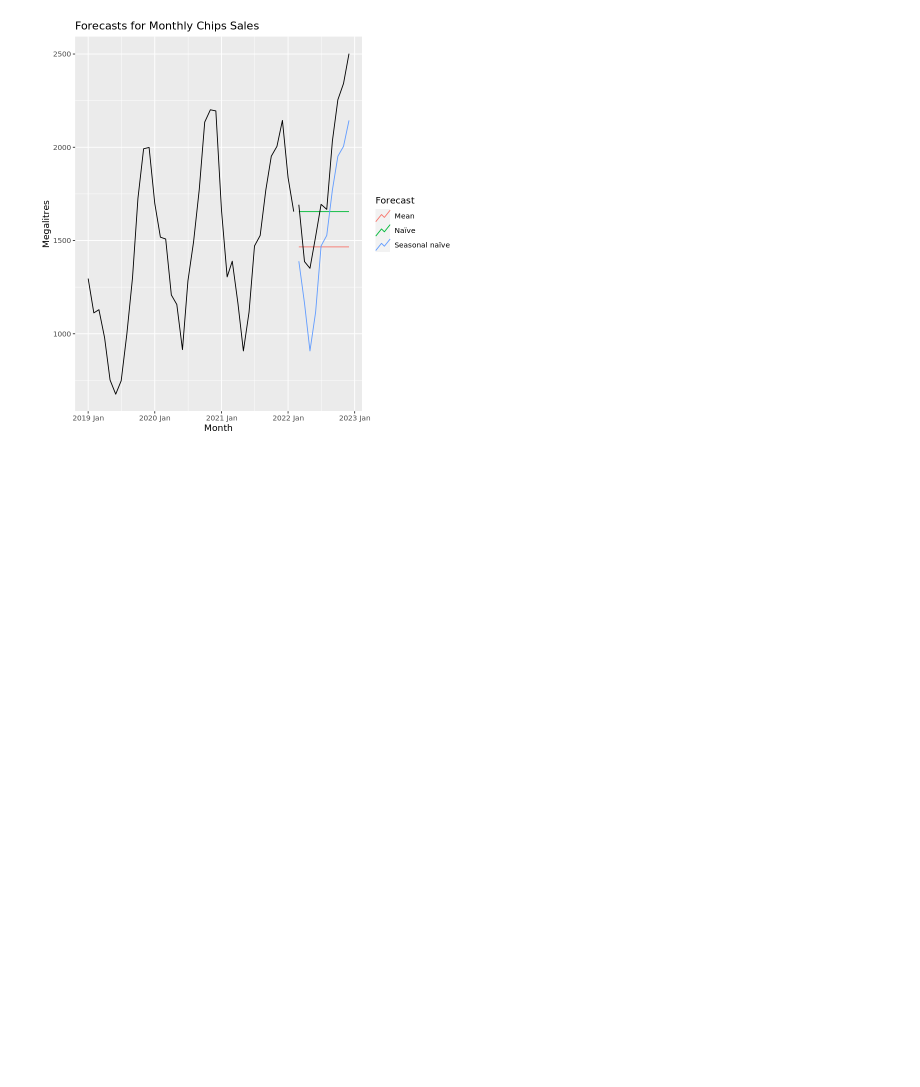
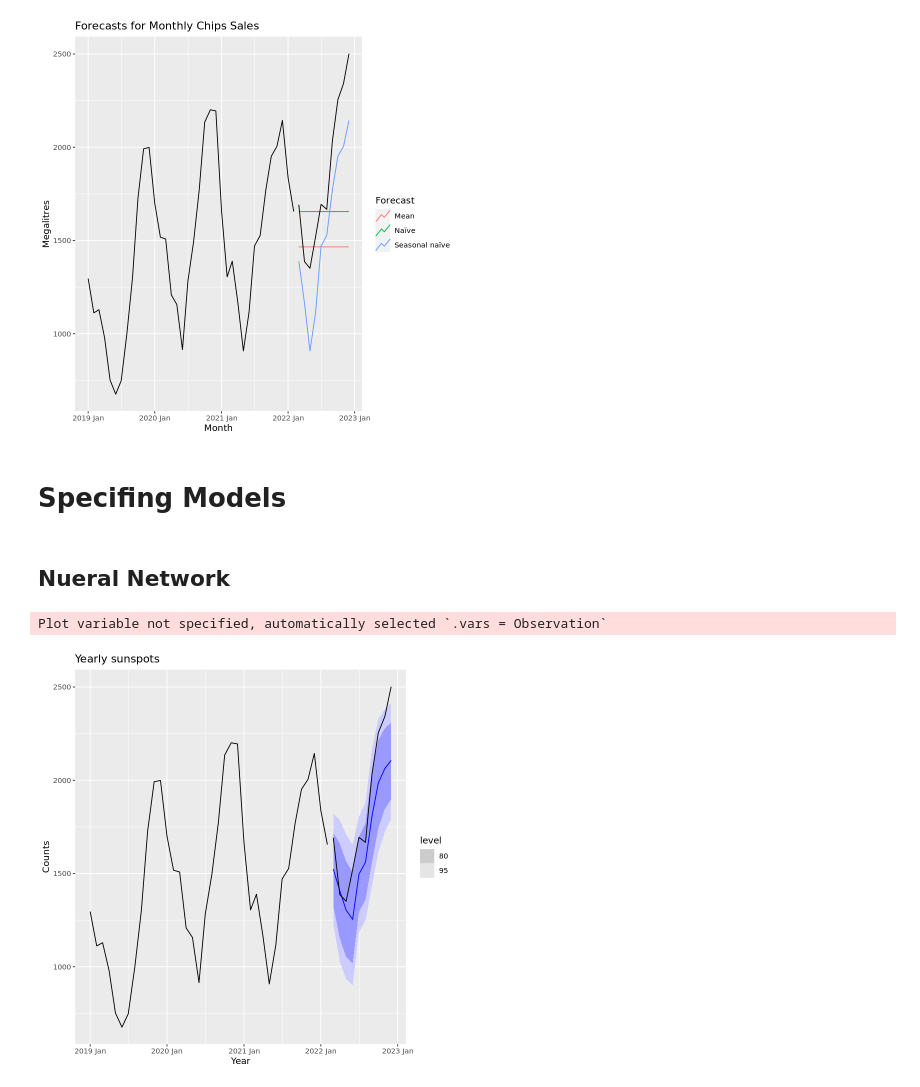
Before and after one commit to Ibrahim-Khayat/-IE499, a Jupyter notebook: index.ipynb, the cells around one changed output. Drawn from its saved outputs; the diff is of its cells as text; code cells hidden in the pictures; blank space fills up the shorter version.

```diff
--- a/index.ipynb
+++ b/index.ipynb
@@ -312,3 +312,19 @@ Chips_fc |>
 # %% [output]
 Plot variable not specified, automatically selected `.vars = Observation`
 [figure]
+# %% [markdown]
+# Specifing Models
+# %% [markdown]
+## Nueral Network
+# %%
+fit <- Chips_train |>
+  model(NNETAR(Observation))
+fit |>
+  forecast(h = 10) |>
+  autoplot(Chips_train) +
+  autolayer(Chips_Test,
+    colour = "black")+
+  labs(x = "Year", y = "Counts", title = "Yearly sunspots")
+# %% [output]
+Plot variable not specified, automatically selected `.vars = Observation`
+[figure, added]
```
